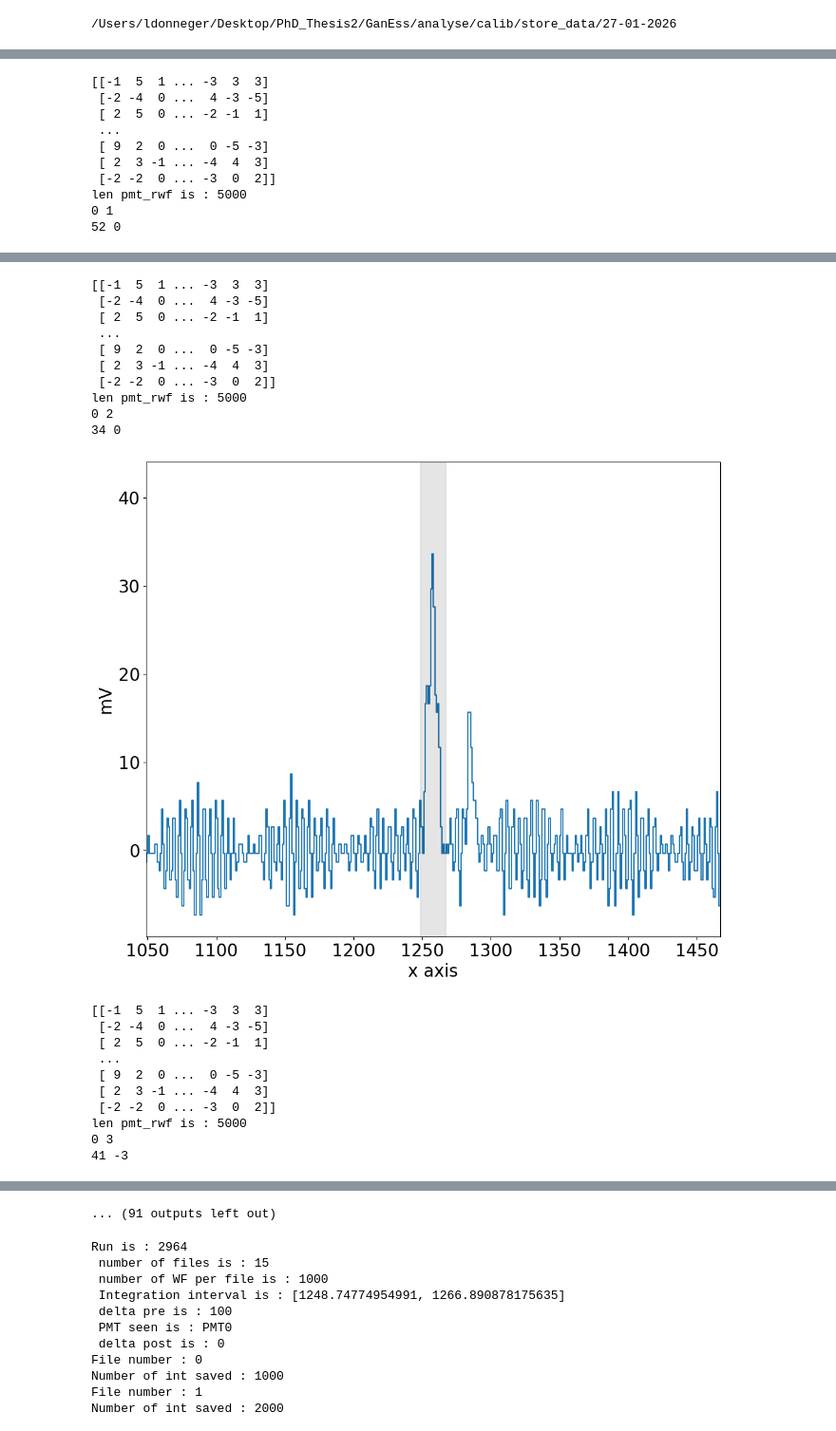
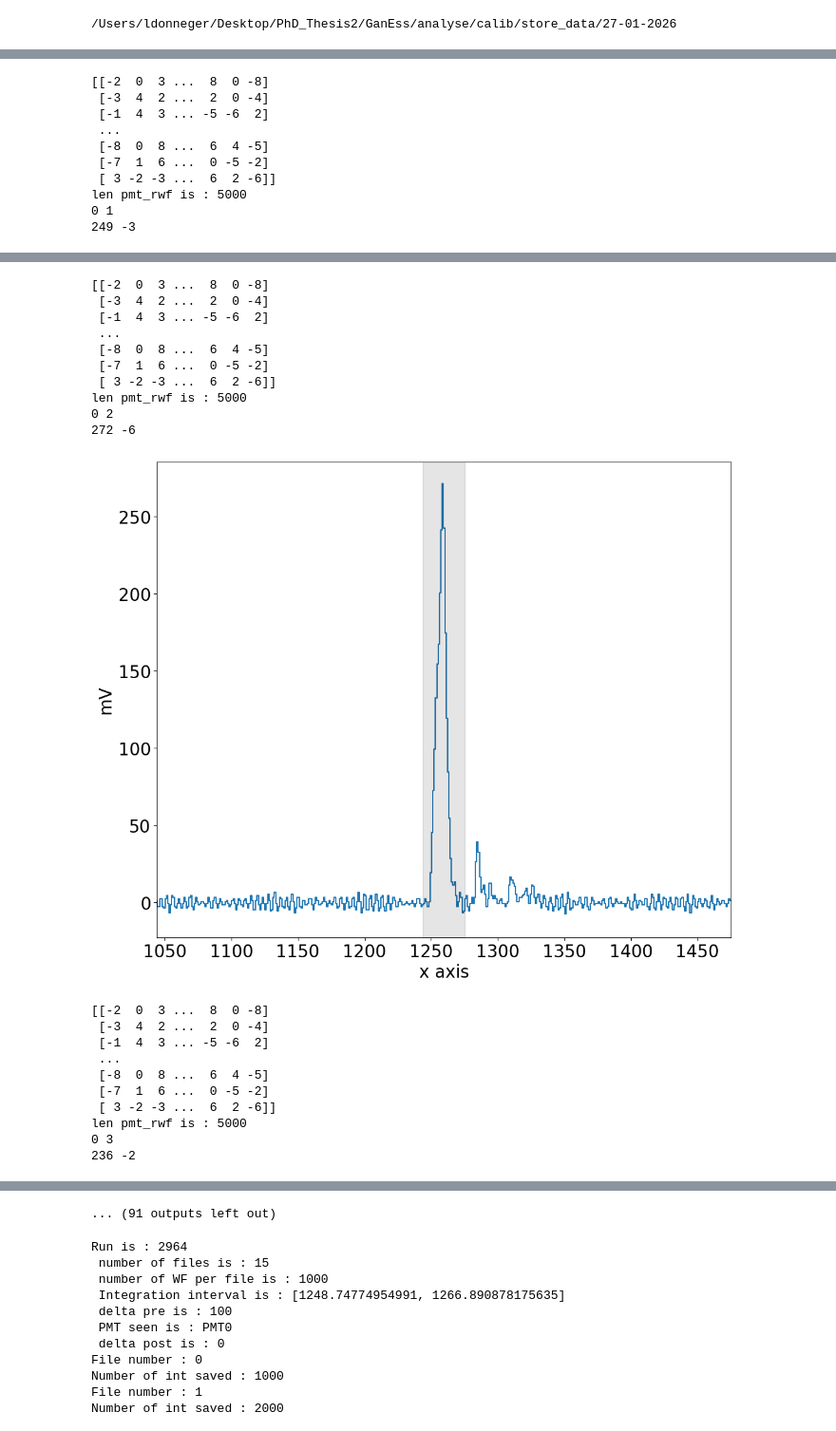
Before and after one commit to ludophys/PhD_Thesis2, a Jupyter notebook: GanEss/analyse/Raw_WF_calibration.ipynb, the cells around one changed output, grey strips where cells are left out. Shown at 95% size. Saved outputs shown, nothing was run; the diff lists cells and outputs as text; code cells hidden in the pictures.

```diff
--- a/GanEss/analyse/Raw_WF_calibration.ipynb
+++ b/GanEss/analyse/Raw_WF_calibration.ipynb
@@ -113,7 +113,7 @@ x_sup = x_sup * 5000/40# x scale of the plot
 delta_pre = 100 # time before the integration window for baseline sub selection
 delta_post = 0
 
-size_int_window = 1 #size of the integration window in microseconds
+size_int_window = 0.5 #size of the integration window in microseconds
 
 nbr_fpr = 1
 nbr_wf = 1000
@@ -127,10 +127,10 @@ pmt = 0
 #run = 2942
 
 ### 1st run 1.25kV in pmts
-run = 2964
+#run = 2964
 
 ###scan of pmt v
-#run = 2987
+run = 2987
 
 
 for i in range(0, nbr_fpr):
@@ -156,8 +156,8 @@ for i in range(0, nbr_fpr):
         trigger_peak = t[mask][wf_baseS[mask] >= 5]
         plt.axvline(center_peak* 40/5000, color='red', linestyle='--')
         plt.axvline(trigger_peak.min()* 40/5000, color='orange', linestyle='--')
-        inf1 = trigger_peak.min()* (40-0.08)/5000
-        sup1 = trigger_peak.min()* (40+0.5)/5000
+        inf1 = trigger_peak.min()* 40/5000 - 0.05
+        sup1 = trigger_peak.min()* 40/5000 + 0.2
         plt.axvspan(inf1,sup1, alpha=0.1, color='k')
 
         print(inf1* 5000/40, sup1* 5000/40 )
@@ -236,10 +236,10 @@ len pmt_rwf is : 5000
-[[-1  5  1 ... -3  3  3]
- [-2 -4  0 ...  4 -3 -5]
- [ 2  5  0 ... -2 -1  1]
+[[-2  0  3 ...  8  0 -8]
+ [-3  4  2 ...  2  0 -4]
+ [-1  4  3 ... -5 -6  2]
  ...
- [ 9  2  0 ...  0 -5 -3]
- [ 2  3 -1 ... -4  4  3]
- [-2 -2  0 ... -3  0  2]]
+ [-8  0  8 ...  6  4 -5]
+ [-7  1  6 ...  0 -5 -2]
+ [ 3 -2 -3 ...  6  2 -6]]
 len pmt_rwf is : 5000
 0 1
-52 0
+249 -3
@@ -247,21 +247,21 @@ len pmt_rwf is : 5000
-[[-1  5  1 ... -3  3  3]
- [-2 -4  0 ...  4 -3 -5]
- [ 2  5  0 ... -2 -1  1]
+[[-2  0  3 ...  8  0 -8]
+ [-3  4  2 ...  2  0 -4]
+ [-1  4  3 ... -5 -6  2]
  ...
- [ 9  2  0 ...  0 -5 -3]
- [ 2  3 -1 ... -4  4  3]
- [-2 -2  0 ... -3  0  2]]
+ [-8  0  8 ...  6  4 -5]
+ [-7  1  6 ...  0 -5 -2]
+ [ 3 -2 -3 ...  6  2 -6]]
 len pmt_rwf is : 5000
 0 2
-34 0
+272 -6
-[figure, old version]
+[figure, new version]
-[[-1  5  1 ... -3  3  3]
- [-2 -4  0 ...  4 -3 -5]
- [ 2  5  0 ... -2 -1  1]
+[[-2  0  3 ...  8  0 -8]
+ [-3  4  2 ...  2  0 -4]
+ [-1  4  3 ... -5 -6  2]
  ...
- [ 9  2  0 ...  0 -5 -3]
- [ 2  3 -1 ... -4  4  3]
- [-2 -2  0 ... -3  0  2]]
+ [-8  0  8 ...  6  4 -5]
+ [-7  1  6 ...  0 -5 -2]
+ [ 3 -2 -3 ...  6  2 -6]]
 len pmt_rwf is : 5000
 0 3
-41 -3
+236 -2
```
Also changed, not shown: parts of 4 cells of this notebook.
